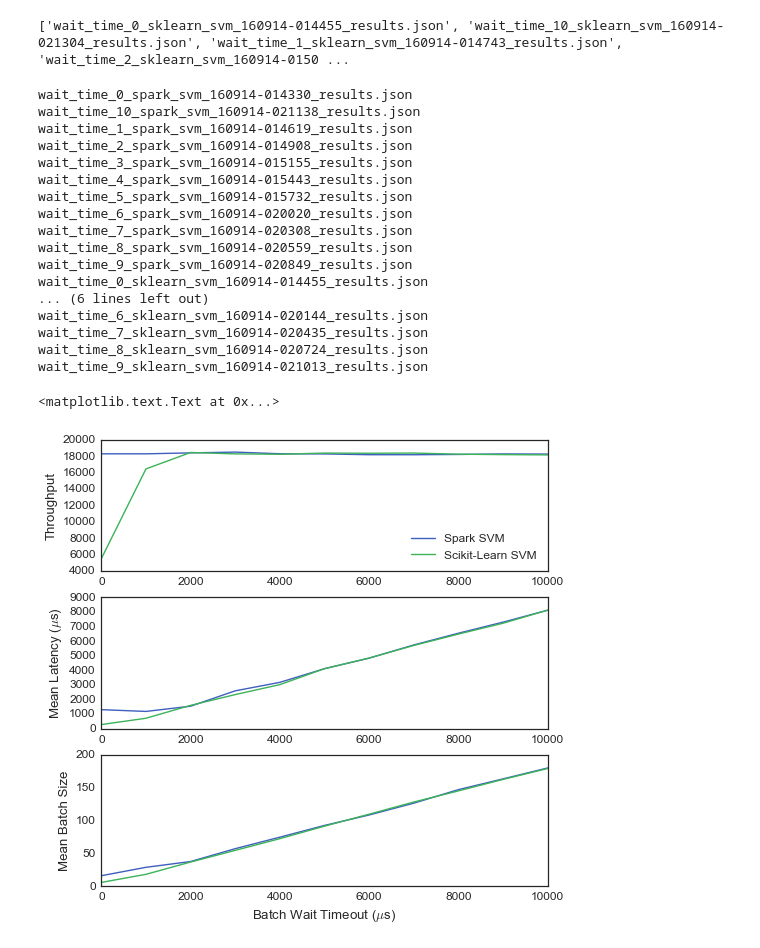
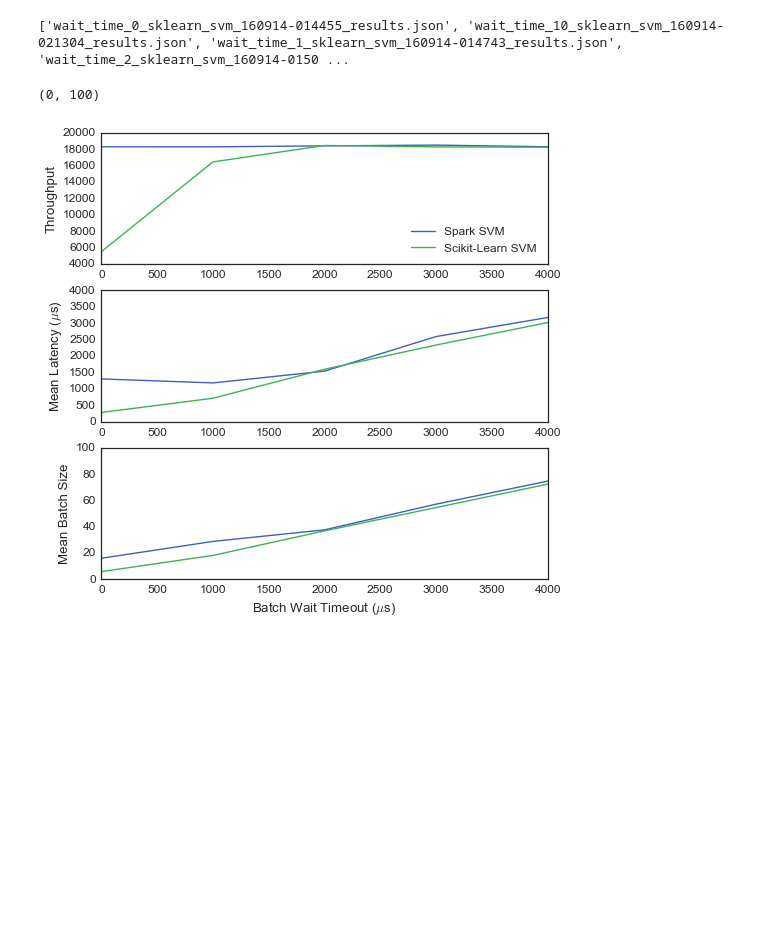
Before and after one commit to dcrankshaw/clipper-plots, a Jupyter notebook: batch_wait_time.ipynb, the cells around one changed output. Drawn from its saved outputs; the diff is of its cells as text; code cells hidden in the pictures; blank space fills up the shorter version.

Commit message:
zoomed in on batch wait times plot

```diff
--- a/batch_wait_time.ipynb
+++ b/batch_wait_time.ipynb
@@ -30,7 +30,7 @@ print sklearn_results_files
 def extract_results(fname):
     with open(os.path.join(log_loc, fname), "r") as f:
         wait_time = int(fname.split("_")[2])*1000
-        print fname
+#         print fname
         res = json.load(f)
         model_latency = [m["mean"] for m in res["histograms"] if "model_latency" in m["name"]][0]
         model_batch_size = [m["mean"] for m in res["histograms"] if "model_batch_size" in m["name"]][0]
@@ -40,49 +40,42 @@ def extract_results(fname):
         return [wait_time, model_latency, model_batch_size, model_thruput]
 
 
 sklearn_df = pd.DataFrame(columns=("wait_time", "model_latency", "model_batch_size", "model_thruput"))
 spark_df = pd.DataFrame(columns=("wait_time", "model_latency", "model_batch_size", "model_thruput"))
 
 for (i,r) in enumerate(spark_results_files):
     spark_df.loc[i] = extract_results(r)
 for (i,r) in enumerate(sklearn_results_files):
     sklearn_df.loc[i] = extract_results(r)
 
 spark_df.sort_values("wait_time", inplace=True)
 sklearn_df.sort_values("wait_time", inplace=True)
 colors = sns.color_palette("bright", n_colors=8, desat=.5)
 
 fig, (ax_thru, ax_lat, ax_batch) = plt.subplots(nrows=3,figsize=(8,8))
 ax_thru.plot(spark_df["wait_time"], spark_df["model_thruput"], label="Spark SVM", color=colors[0])
 ax_thru.plot(sklearn_df["wait_time"], sklearn_df["model_thruput"], label="Scikit-Learn SVM", color=colors[1])
 ax_thru.set_ylabel("Throughput")
 ax_thru.legend(loc=0)
+ax_thru.set_xlim(0, 4000)
+
+
+
 
 ax_lat.plot(spark_df["wait_time"], spark_df["model_latency"], label="Spark SVM", color=colors[0])
 ax_lat.plot(sklearn_df["wait_time"], sklearn_df["model_latency"], label="Scikit-Learn SVM", color=colors[1])
 ax_lat.set_ylabel("Mean Latency ($\mu$s)")
+ax_lat.set_xlim(0, 4000)
+ax_lat.set_ylim(0, 4000)
+
+
 
 ax_batch.plot(spark_df["wait_time"], spark_df["model_batch_size"], label="Spark SVM", color=colors[0])
 ax_batch.plot(sklearn_df["wait_time"], sklearn_df["model_batch_size"], label="Scikit-Learn SVM", color=colors[1])
 ax_batch.set_ylabel("Mean Batch Size")
 ax_batch.set_xlabel("Batch Wait Timeout ($\mu$s)")
+ax_batch.set_xlim(0, 4000)
+ax_batch.set_ylim(0, 100)
 # %% [output]
-wait_time_0_spark_svm_160914-014330_results.json
-wait_time_10_spark_svm_160914-021138_results.json
-wait_time_1_spark_svm_160914-014619_results.json
-wait_time_2_spark_svm_160914-014908_results.json
-wait_time_3_spark_svm_160914-015155_results.json
-wait_time_4_spark_svm_160914-015443_results.json
-wait_time_5_spark_svm_160914-015732_results.json
-wait_time_6_spark_svm_160914-020020_results.json
-wait_time_7_spark_svm_160914-020308_results.json
-wait_time_8_spark_svm_160914-020559_results.json
-wait_time_9_spark_svm_160914-020849_results.json
-wait_time_0_sklearn_svm_160914-014455_results.json
-... (6 lines left out)
-wait_time_6_sklearn_svm_160914-020144_results.json
-wait_time_7_sklearn_svm_160914-020435_results.json
-wait_time_8_sklearn_svm_160914-020724_results.json
-wait_time_9_sklearn_svm_160914-021013_results.json
+(0, 100)
-<matplotlib.text.Text at 0x...>
-[figure, old version]
+[figure, new version]
```
